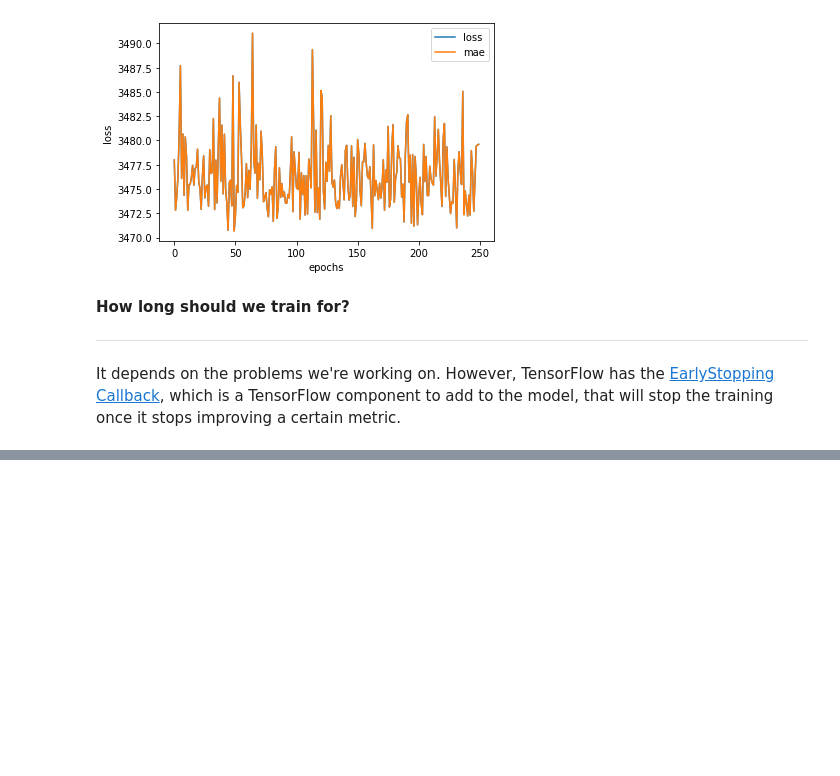
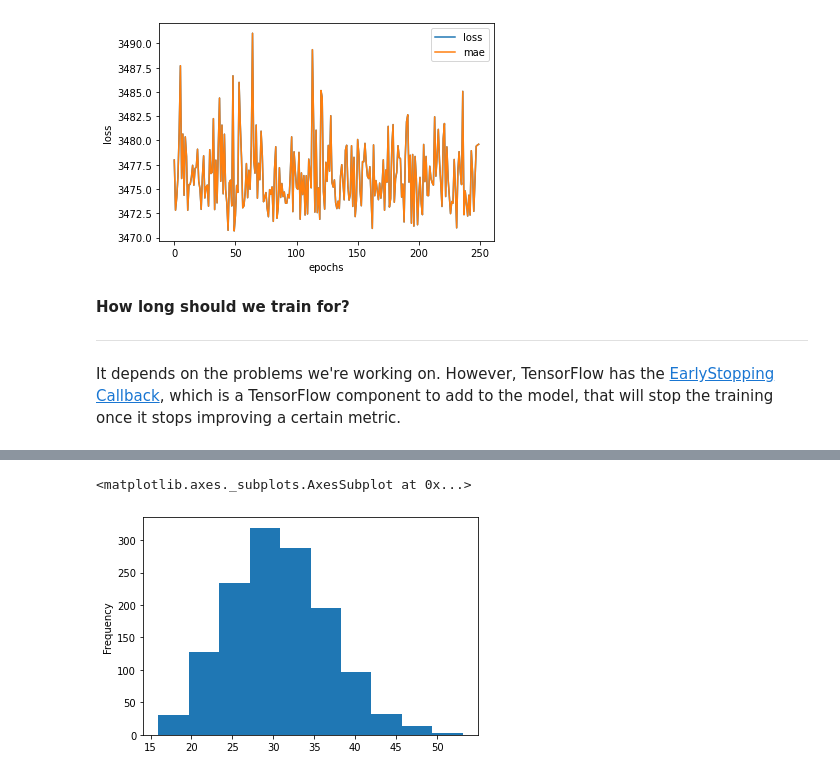
Before and after one commit to fabiodemo/Tensorflow-Developer-Certificate, a Jupyter notebook: Neural Network Regression/01_neural_network_regression.ipynb, the cells around one changed output, grey strips where cells are left out. Cells and saved outputs as stored; diff of their text form; code cells hidden in the pictures; blank space fills up the shorter version.

```diff
--- a/Neural Network Regression/01_neural_network_regression.ipynb
+++ b/Neural Network Regression/01_neural_network_regression.ipynb
@@ -1436,0 +1462,5 @@ It depends on the problems we're working on. However, TensorFlow has the [EarlyS
+# %%
+X.bmi.plot(kind='hist')
+# %% [output]
+<matplotlib.axes._subplots.AxesSubplot at 0x...>
+[figure, added]
```
Also changed, not shown: parts of 6 cells of this notebook.
